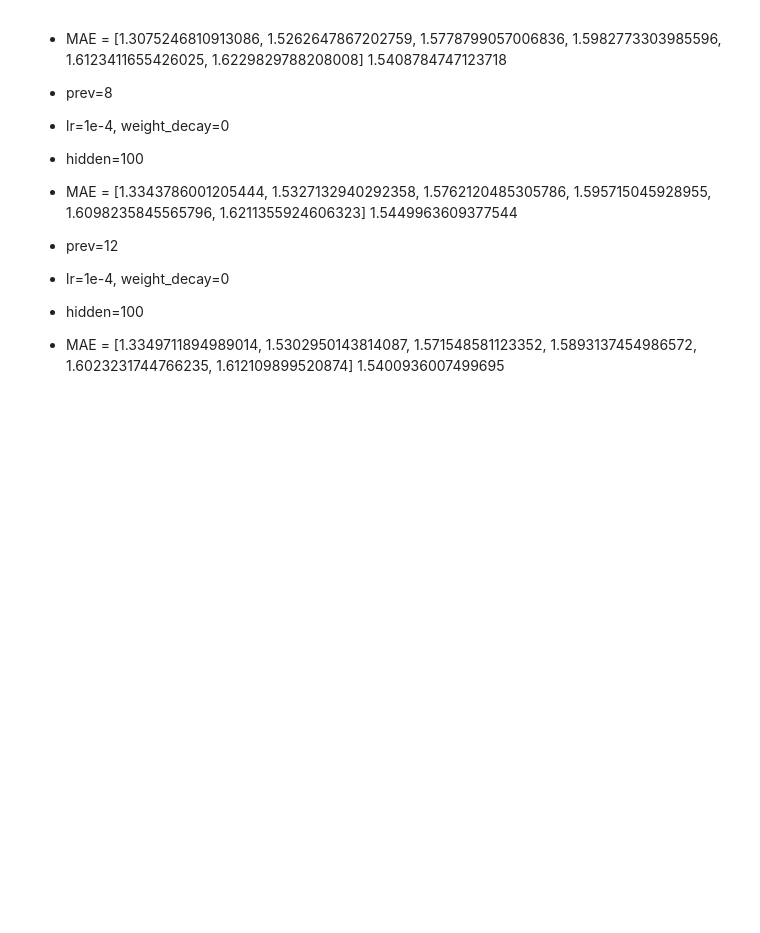
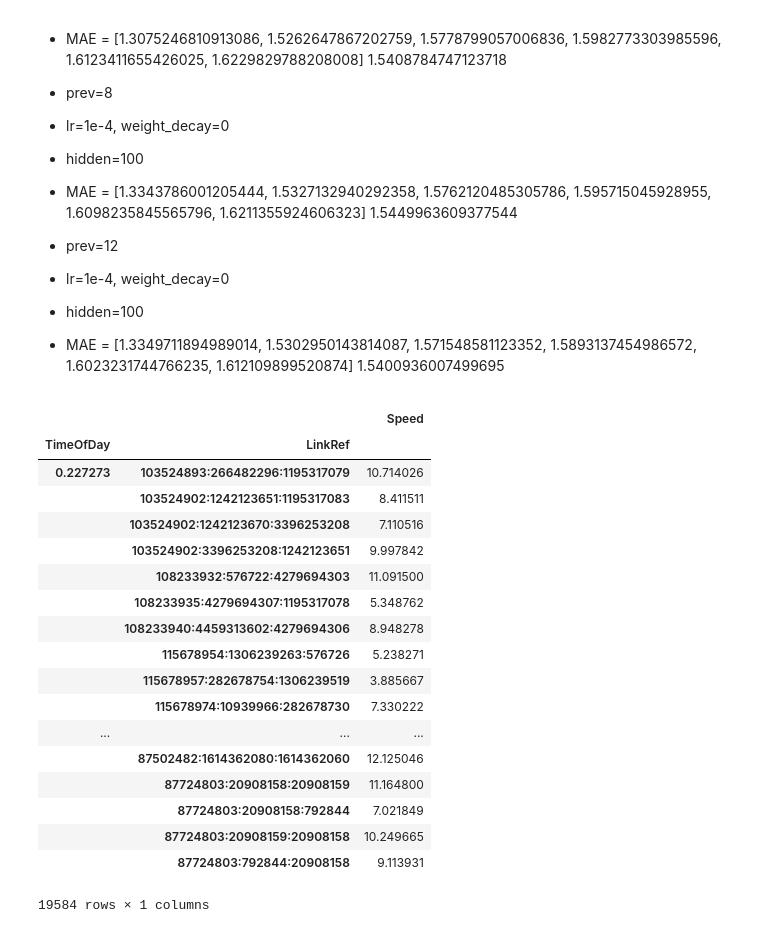
Before and after one commit to intelligenttrafficforecasting/busmodders, a Jupyter notebook: model/FNN.ipynb, the cells around one changed output. Cells and saved outputs as stored; diff of their text form; code cells hidden in the pictures; blank space fills up the shorter version.

Commit message:
First step of merging models in one notebook

```diff
--- a/model/FNN.ipynb
+++ b/model/FNN.ipynb
@@ -29,13 +27,11 @@ batch_size = 25
 train = MoviaBusDataset('../data/train', interpolation=True,
                         prev_timesteps=previous_timesteps,
                         max_future_time_steps=prediction_steps,
-                        timeofday = True,
-                        agg_time=10)
+                        timeofday = True)
 validation = MoviaBusDataset('../data/validation', interpolation=True,
                        prev_timesteps=previous_timesteps,
                        max_future_time_steps=prediction_steps,
-                       timeofday = True,
-                        agg_time=10)
+                       timeofday = True)
 
 #test = MoviaBusDataset('../data/test', interpolation=True,
 #                       prev_timesteps=previous_timesteps,
@@ -108,8 +49,14 @@ criterion = L1Loss()
+# %%
+net = FNN(num_hidden=20,previous_timesteps=previous_timesteps)
+
+optimizer_fun = lambda param : Adam(param, lr=1e-2, weight_decay=0)
+scheduler_fun = lambda optim : lr_scheduler.StepLR(optim, step_size=25, gamma=0.1)
+criterion = L1Loss()
 # %% [markdown]
 ## Training the network
 # %%
 net.train_network(train, validation,batch_size=batch_size,
-                  num_epochs=40,
+                  num_epochs=100,
                   optimizer_fun=optimizer_fun,
                   scheduler_fun=scheduler_fun,
                   criterion=criterion)
@@ -231,3 +175,25 @@ net.visualize_road(validation,timesteps=1, road=17)
 * MAE =
 [1.3349711894989014, 1.5302950143814087, 1.571548581123352, 1.5893137454986572, 1.6023231744766235, 1.612109899520874]
 1.5400936007499695
+# %%
+validation._historical_average
+# %% [output]
+|  |  | Speed |
+| TimeOfDay | LinkRef |  |
+| 0.227273 | 103524893:266482296:1195317079 | 10.714026 |
+|  | 103524902:1242123651:1195317083 | 8.411511 |
+|  | 103524902:1242123670:3396253208 | 7.110516 |
+|  | 103524902:3396253208:1242123651 | 9.997842 |
+|  | 108233932:576722:4279694303 | 11.091500 |
+|  | 108233935:4279694307:1195317078 | 5.348762 |
+|  | 108233940:4459313602:4279694306 | 8.948278 |
+|  | 115678954:1306239263:576726 | 5.238271 |
+|  | 115678957:282678754:1306239519 | 3.885667 |
+|  | 115678974:10939966:282678730 | 7.330222 |
+| ... | ... | ... |
+|  | 87502482:1614362080:1614362060 | 12.125046 |
+|  | 87724803:20908158:20908159 | 11.164800 |
+|  | 87724803:20908158:792844 | 7.021849 |
+|  | 87724803:20908159:20908158 | 10.249665 |
+|  | 87724803:792844:20908158 | 9.113931 |
+19584 rows × 1 columns
```
Also changed, not shown: parts of 4 cells of this notebook, 7 other files.
